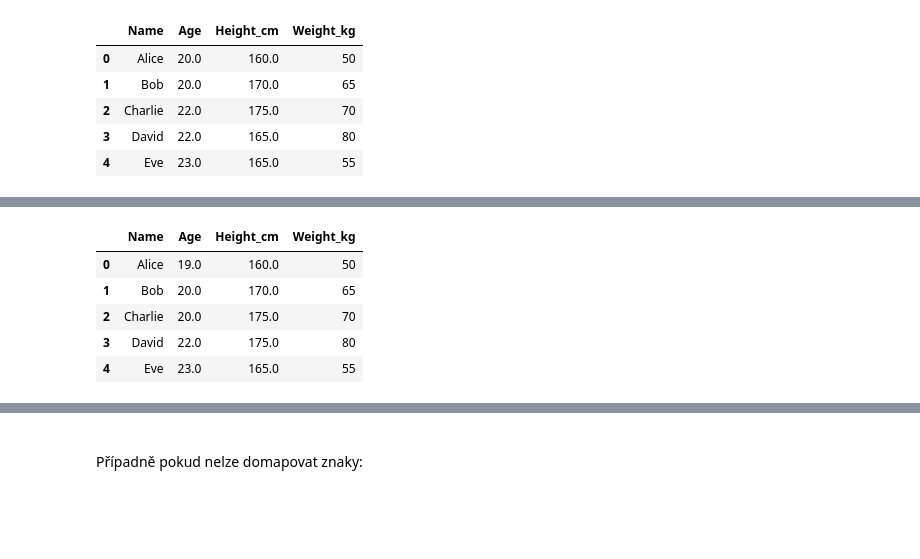
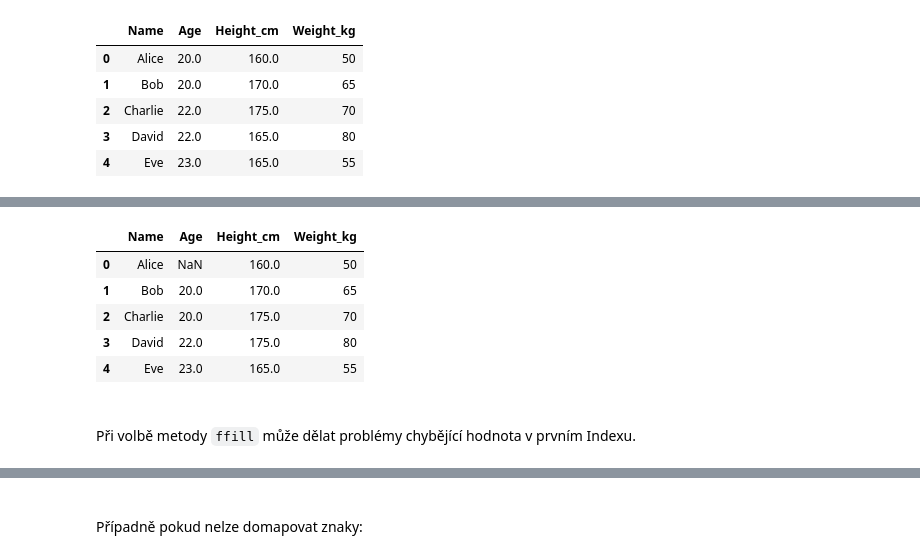
Before and after one commit to Bralor/python-data-2024, a Jupyter notebook: shared/notebooks/lesson04.ipynb, the cells around one changed output, grey strips where cells are left out. Cells and saved outputs as stored; diff of their text form; code cells hidden in the pictures; blank space fills up the shorter version.

```diff
--- a/shared/notebooks/lesson04.ipynb
+++ b/shared/notebooks/lesson04.ipynb
@@ -1119,7 +629,7 @@ Nesmyslné datové typy, zkomolené časové údaje, nefungující transformace.
 # %%
 from pandas import DataFrame
 # %%
-df_uzivatele = DataFrame({
+uzivatele_df = DataFrame({
     'Name': ['Alice', 'Bob', 'Charlie', 'David', 'Eve'],
     'Age': [None, 20, None, 22, 23],
     'Height_cm': [160, 170, 175, None, 165],
@@ -1348,9 +875,13 @@ df_uzivatele.fillna(method='bfill', axis=0)
 # %%
-df_uzivatele.fillna(method='ffill', axis=0).fillna(19)
+uzivatele_df.fillna(method='ffill', axis=0)
 # %% [output]
 |  | Name | Age | Height_cm | Weight_kg |
-| 0 | Alice | 19.0 | 160.0 | 50 |
+| 0 | Alice | NaN | 160.0 | 50 |
 | 1 | Bob | 20.0 | 170.0 | 65 |
 | 2 | Charlie | 20.0 | 175.0 | 70 |
 | 3 | David | 22.0 | 175.0 | 80 |
 | 4 | Eve | 23.0 | 165.0 | 55 |
+# %% [markdown]
+<br>
+
+Při volbě metody `ffill` může dělat problémy chybějící hodnota v prvním Indexu.
```
Also changed, not shown: parts of 288 cells of this notebook, 3 other files.
